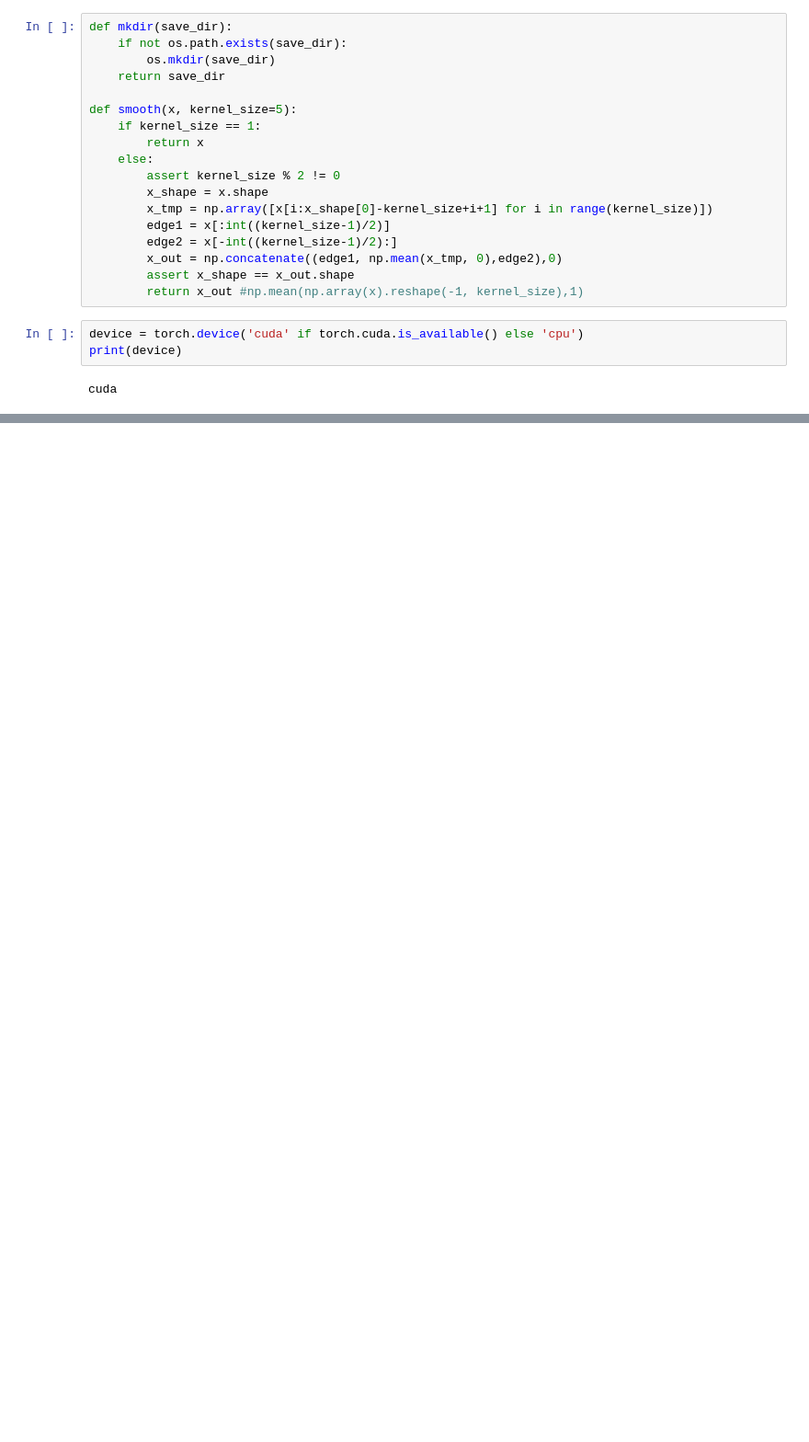
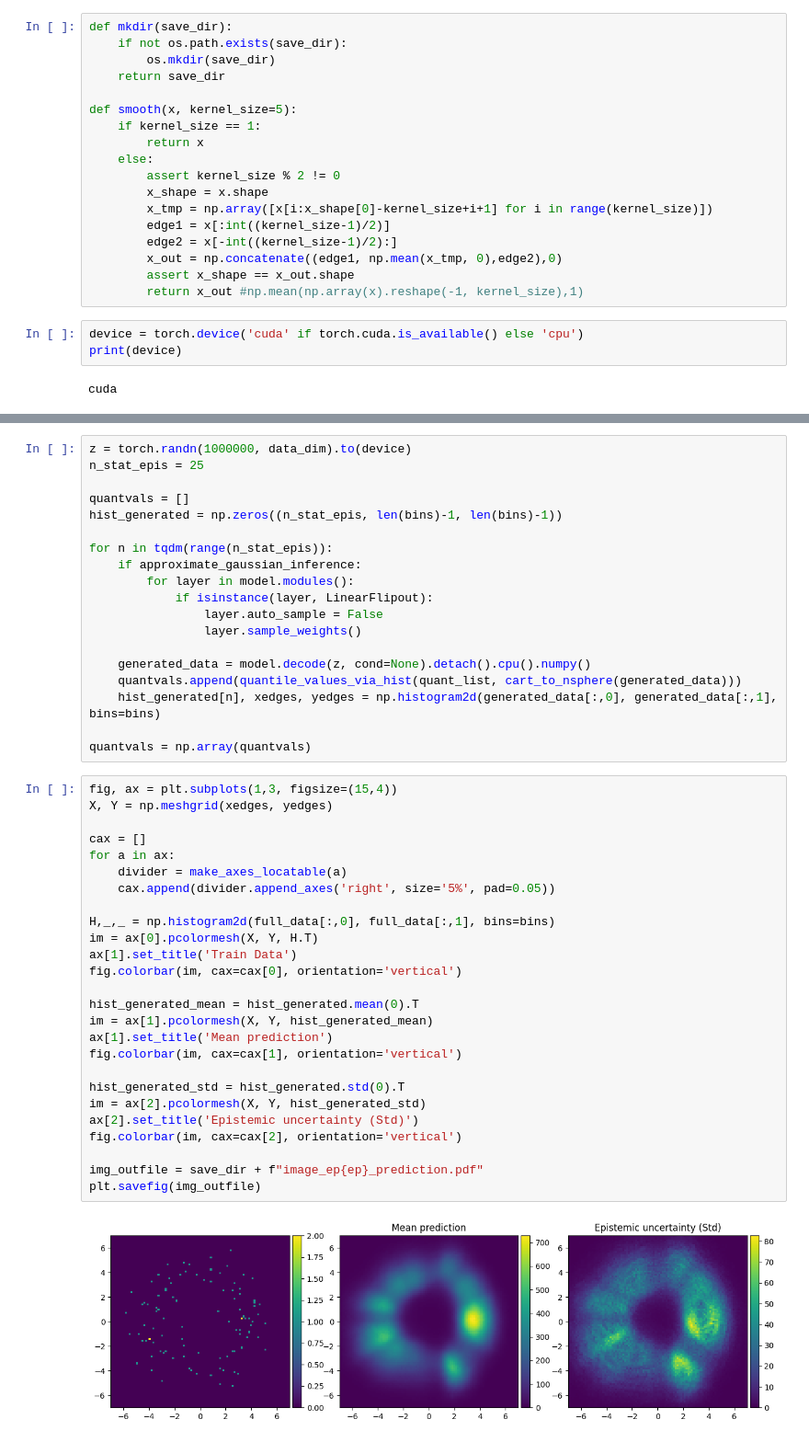
Before and after one commit to sbieringer/Bayesiamplify, a Jupyter notebook: cond_flow_matching.ipynb, the cells around one changed output, grey strips where cells are left out. Shown at 92% size. Cells and saved outputs as stored; diff of their text form; blank space fills up the shorter version.

Commit message:
added spherical quantiles

```diff
--- a/cond_flow_matching.ipynb
+++ b/cond_flow_matching.ipynb
@@ -231,0 +236,47 @@ _ = ax[1].hist2d(generated_data[:,0], generated_data[:,1], bins=100)
+# %%
+z = torch.randn(1000000, data_dim).to(device)
+n_stat_epis = 25
+
+quantvals = []
+hist_generated = np.zeros((n_stat_epis, len(bins)-1, len(bins)-1))
+
+for n in tqdm(range(n_stat_epis)):
+    if approximate_gaussian_inference:
+        for layer in model.modules():
+            if isinstance(layer, LinearFlipout):
+                layer.auto_sample = False
+                layer.sample_weights()
+
+    generated_data = model.decode(z, cond=None).detach().cpu().numpy()
+    quantvals.append(quantile_values_via_hist(quant_list, cart_to_nsphere(generated_data)))
+    hist_generated[n], xedges, yedges = np.histogram2d(generated_data[:,0], generated_data[:,1], bins=bins)
+
+quantvals = np.array(quantvals)
+# %%
+fig, ax = plt.subplots(1,3, figsize=(15,4))
+X, Y = np.meshgrid(xedges, yedges)
+
+cax = []
+for a in ax:
+    divider = make_axes_locatable(a)
+    cax.append(divider.append_axes('right', size='5%', pad=0.05))
+
+H,_,_ = np.histogram2d(full_data[:,0], full_data[:,1], bins=bins)
+im = ax[0].pcolormesh(X, Y, H.T)
+ax[1].set_title('Train Data')
+fig.colorbar(im, cax=cax[0], orientation='vertical')
+
+hist_generated_mean = hist_generated.mean(0).T
+im = ax[1].pcolormesh(X, Y, hist_generated_mean)
+ax[1].set_title('Mean prediction')
+fig.colorbar(im, cax=cax[1], orientation='vertical')
+
+hist_generated_std = hist_generated.std(0).T
+im = ax[2].pcolormesh(X, Y, hist_generated_std)
+ax[2].set_title('Epistemic uncertainty (Std)')
+fig.colorbar(im, cax=cax[2], orientation='vertical')
+
+img_outfile = save_dir + f"image_ep{ep}_prediction.pdf"
+plt.savefig(img_outfile)
+# %% [output]
+[figure, added]
```
Also changed, not shown: parts of 13 cells of this notebook.
